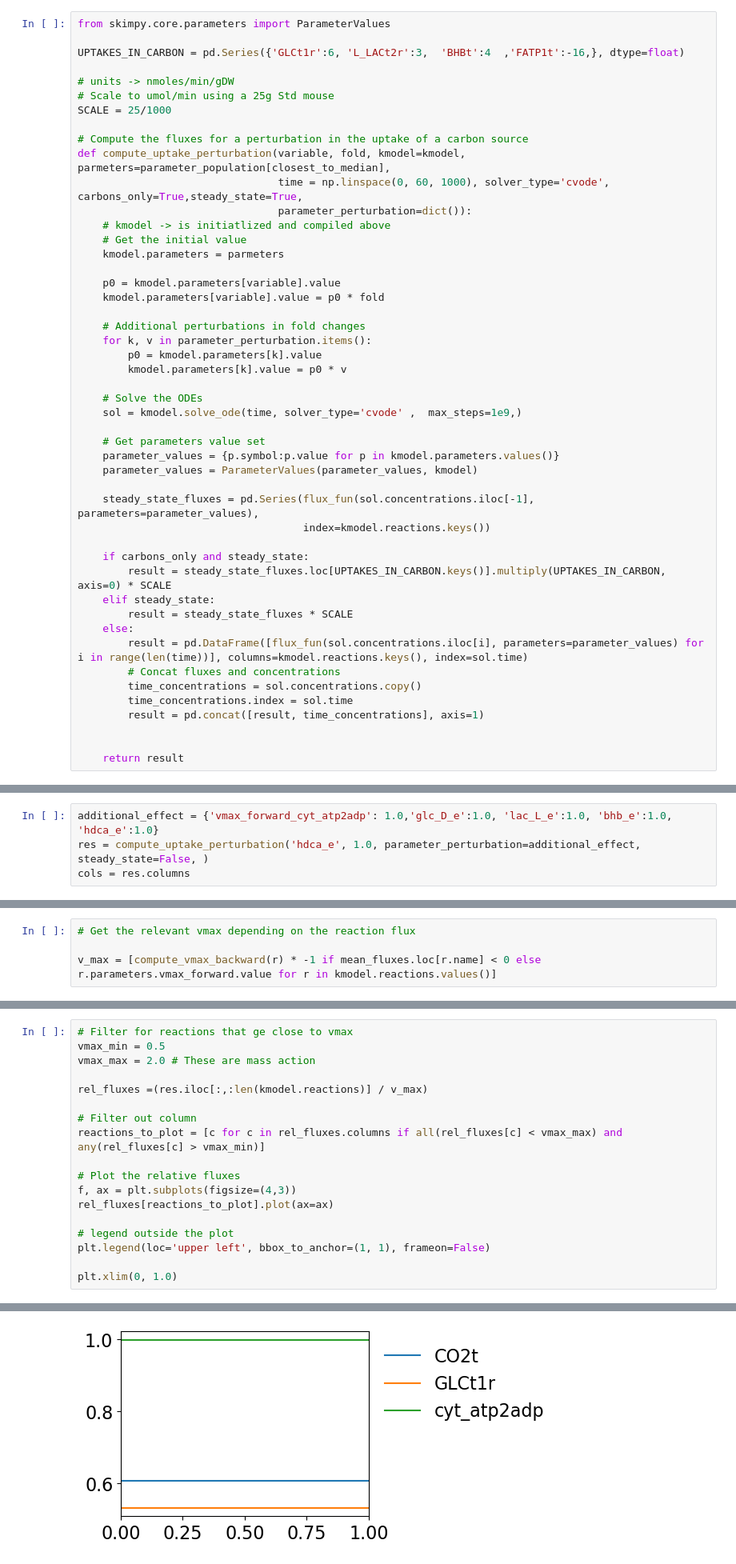
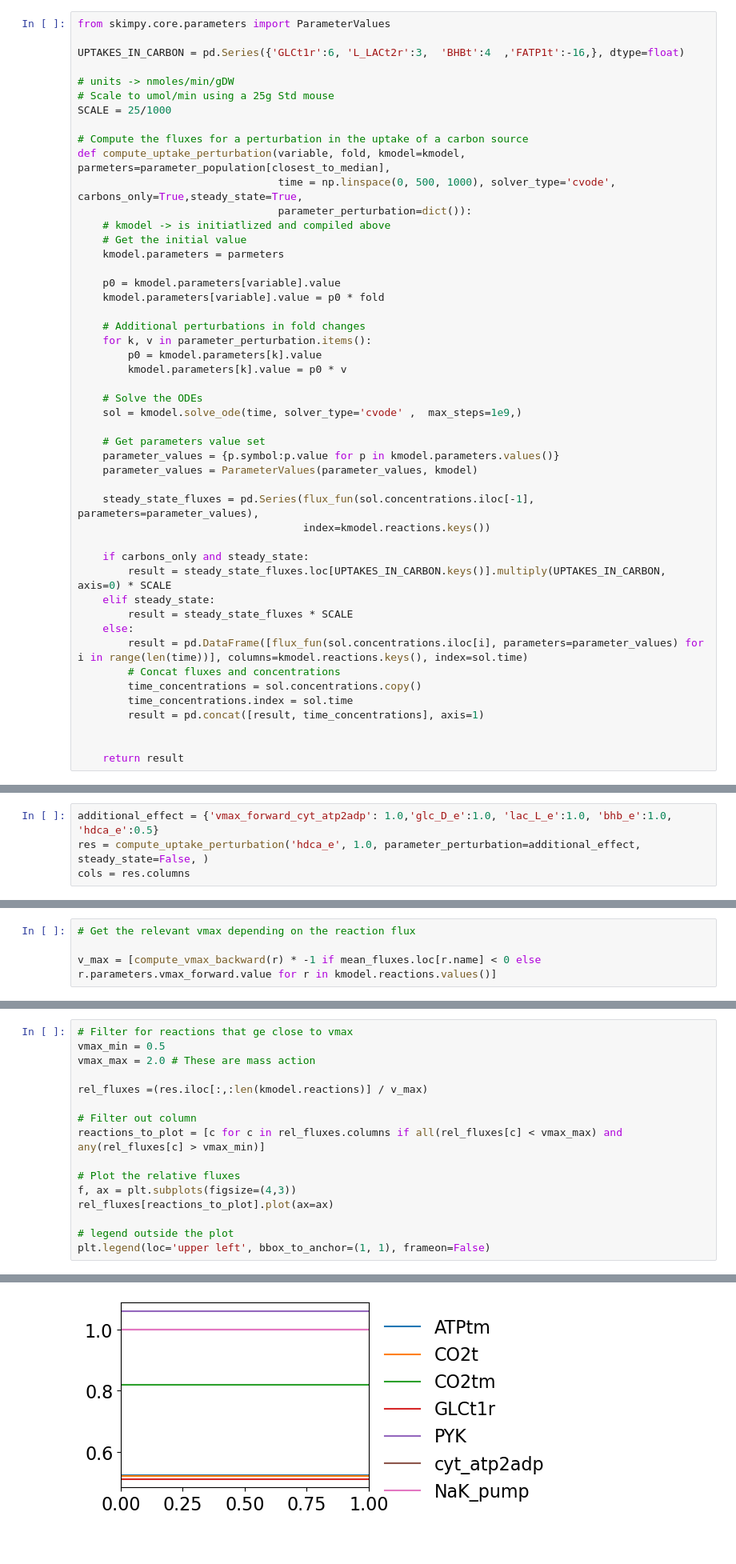
Before and after one commit to weilandtd/competitive_catabolism, a Jupyter notebook: mechanistic_model/control_analysis.ipynb, the cells around one changed output, grey strips where cells are left out. Shown at 80% size. Saved outputs shown, nothing was run; the diff lists cells and outputs as text.

```diff
--- a/mechanistic_model/control_analysis.ipynb
+++ b/mechanistic_model/control_analysis.ipynb
@@ -300,7 +300,7 @@ SCALE = 25/1000
 
 # Compute the fluxes for a perturbation in the uptake of a carbon source
 def compute_uptake_perturbation(variable, fold, kmodel=kmodel, parmeters=parameter_population[closest_to_median],
-                                time = np.linspace(0, 60, 1000), solver_type='cvode', carbons_only=True,steady_state=True,
+                                time = np.linspace(0, 500, 1000), solver_type='cvode', carbons_only=True,steady_state=True,
                                 parameter_perturbation=dict()):
     # kmodel -> is initiatlized and compiled above
     # Get the initial value
@@ -482,5 +481,5 @@ plt.savefig('./output/energy_demand_perturbation.svg')
 # %%
-additional_effect = {'vmax_forward_cyt_atp2adp': 1.0,'glc_D_e':1.0, 'lac_L_e':1.0, 'bhb_e':1.0, 'hdca_e':1.0}
+additional_effect = {'vmax_forward_cyt_atp2adp': 1.0,'glc_D_e':1.0, 'lac_L_e':1.0, 'bhb_e':1.0, 'hdca_e':0.5}
 res = compute_uptake_perturbation('hdca_e', 1.0, parameter_perturbation=additional_effect, steady_state=False, )
 cols = res.columns
 # %%
@@ -524,24 +523,22 @@ Name: BDHm, Length: 1000, dtype: float64
 # %%
 # Filter for reactions that ge close to vmax
 vmax_min = 0.5
 vmax_max = 2.0 # These are mass action
 
 rel_fluxes =(res.iloc[:,:len(kmodel.reactions)] / v_max)
 
 # Filter out column
 reactions_to_plot = [c for c in rel_fluxes.columns if all(rel_fluxes[c] < vmax_max) and any(rel_fluxes[c] > vmax_min)]
 
 # Plot the relative fluxes
 f, ax = plt.subplots(figsize=(4,3))
 rel_fluxes[reactions_to_plot].plot(ax=ax)
 
 # legend outside the plot
 plt.legend(loc='upper left', bbox_to_anchor=(1, 1), frameon=False)
-
-plt.xlim(0, 1.0)
 # %% [output]
 (0.0, 1.0)
-[figure, old version]
+[figure, new version]
 # %%
 # Plot Glycerol shuttele fluxes
 f, ax = plt.subplots(figsize=(4,3))
```
Also changed, not shown: parts of 19 cells of this notebook, 11 other files.
